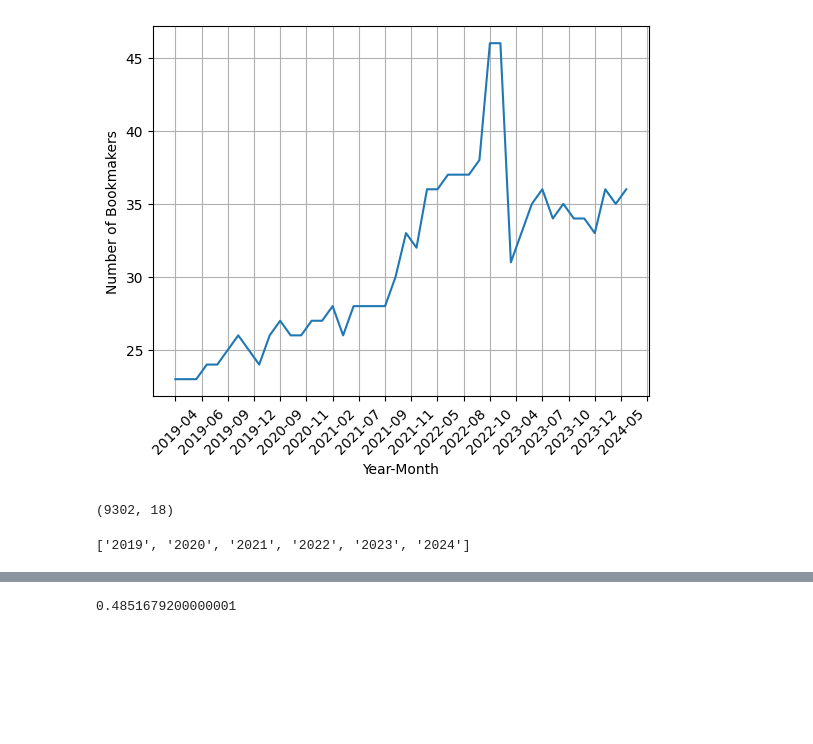
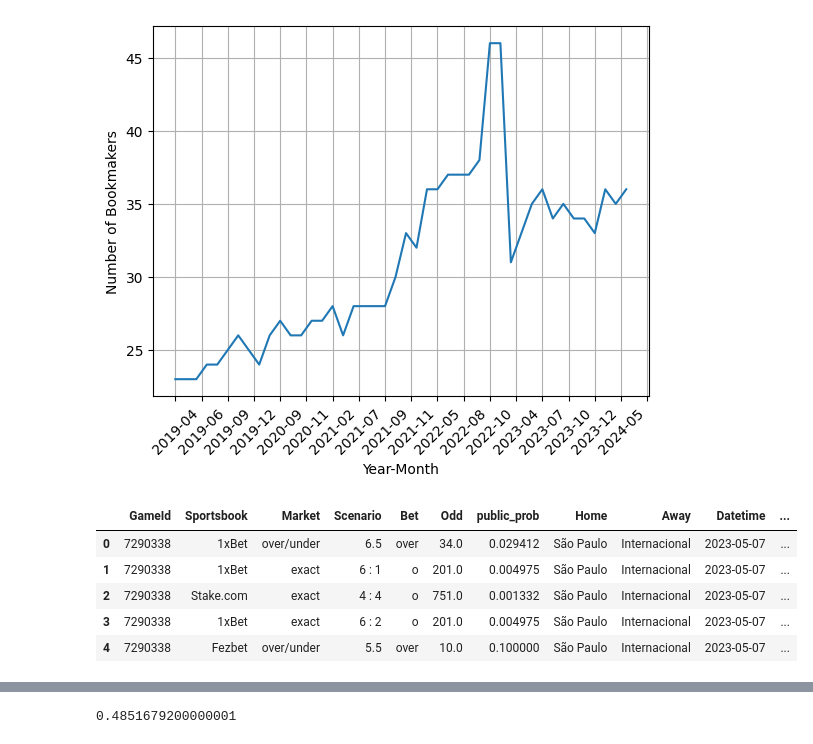
Before and after one commit to MarcosAugusto47/soccer-betting-strategy, a Jupyter notebook: notebook_EDA.ipynb, the cells around one changed output, grey strips where cells are left out. Saved outputs shown, nothing was run; the diff lists cells and outputs as text; code cells hidden in the pictures; blank space fills up the shorter version.

```diff
--- a/notebook_EDA.ipynb
+++ b/notebook_EDA.ipynb
@@ -71,17 +71,18 @@ plt.show()
 # %%
 #df_eda = read_all_parquet('artefacts/botorch_aggregatorDatetime_min_games1_bookmakersNone_do_baselineFalse_20240427114602/EDA')
 df_eda = read_all_parquet('EDA/')
-df_eda.shape
+df_eda.head()
 # %% [output]
-(9302, 18)
+|  | GameId | Sportsbook | Market | Scenario | Bet | Odd | public_prob | Home | Away | Datetime | ... |
+| 0 | 7290338 | 1xBet | over/under | 6.5 | over | 34.0 | 0.029412 | São Paulo | Internacional | 2023-05-07 | ... |
+| 1 | 7290338 | 1xBet | exact | 6 : 1 | o | 201.0 | 0.004975 | São Paulo | Internacional | 2023-05-07 | ... |
+| 2 | 7290338 | Stake.com | exact | 4 : 4 | o | 751.0 | 0.001332 | São Paulo | Internacional | 2023-05-07 | ... |
+| 3 | 7290338 | 1xBet | exact | 6 : 2 | o | 201.0 | 0.004975 | São Paulo | Internacional | 2023-05-07 | ... |
+| 4 | 7290338 | Fezbet | over/under | 5.5 | over | 10.0 | 0.100000 | São Paulo | Internacional | 2023-05-07 | ... |
 # %%
 df_eda['year'] = df_eda.Datetime.apply(lambda x: str(x)[0:4])
 df_eda['year_month'] = df_eda.Datetime.apply(lambda x: x.strftime('%Y-%m'))
 df_eda['Datetime'] = df_eda.Datetime.apply(str)
-# %%
-categories
-# %% [output]
-['2019', '2020', '2021', '2022', '2023', '2024']
 # %%
 import seaborn as sns
 
```
Also changed, not shown: parts of 12 cells of this notebook, 3 other files.
